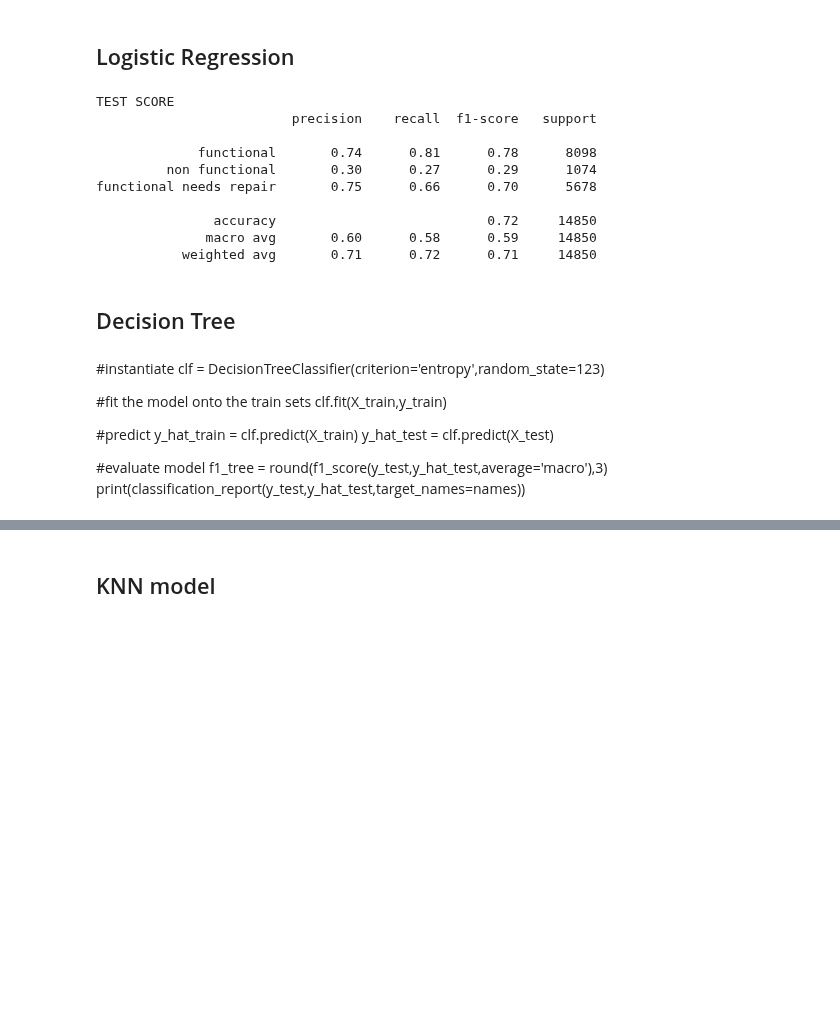
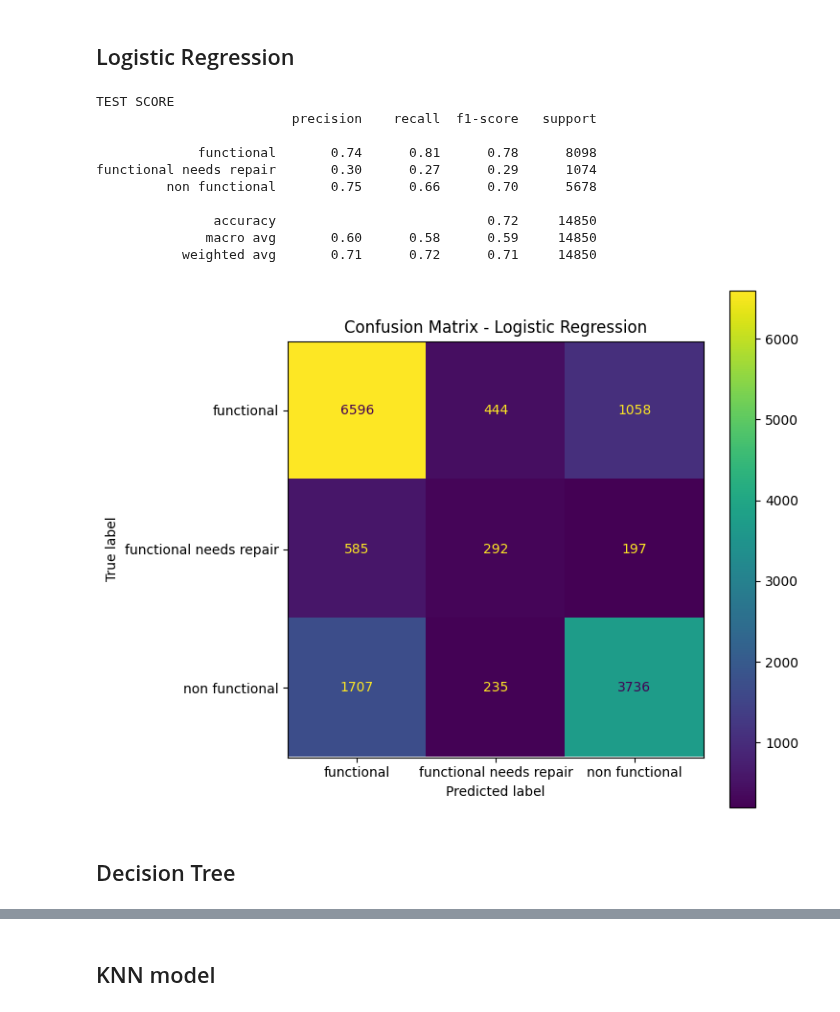
Before and after one commit to rahulakrish/water_pump_classifier, a Jupyter notebook: notebook.ipynb, the cells around one changed output, grey strips where cells are left out. Drawn from its saved outputs; the diff is of its cells as text; code cells hidden in the pictures; blank space fills up the shorter version.

Commit message:
confusion matrix done

```diff
--- a/notebook.ipynb
+++ b/notebook.ipynb
@@ -565,11 +590,11 @@ logreg.fit(X_train,y_train)
 
 
 #predict values of the model
-y_hat_train = logreg.predict(X_train)
+# y_hat_train = logreg.predict(X_train)
 y_hat_test = logreg.predict(X_test)
 
 #evaluate model
-names = ['functional','non functional','functional needs repair']
+names = ['functional','functional needs repair','non functional']
 f1_test_logreg = round(f1_score(y_test,y_hat_test,average='macro'),3)
 
 print('TEST SCORE')
@@ -579,25 +604,19 @@ TEST SCORE
                          precision    recall  f1-score   support
 
              functional       0.74      0.81      0.78      8098
-         non functional       0.30      0.27      0.29      1074
-functional needs repair       0.75      0.66      0.70      5678
+functional needs repair       0.30      0.27      0.29      1074
+         non functional       0.75      0.66      0.70      5678
 
                accuracy                           0.72     14850
               macro avg       0.60      0.58      0.59     14850
            weighted avg       0.71      0.72      0.71     14850
+# %%
+fig,ax = plt.subplots(figsize=(7,7))
+cm = confusion_matrix(y_test,y_hat_test)
+disp = ConfusionMatrixDisplay(cm,display_labels=names);
+disp.plot(ax=ax);
+ax.set_title('Confusion Matrix - Logistic Regression');
+# %% [output]
+[figure, added]
 # %% [markdown]
 ## Decision Tree
-# %% [markdown]
-#instantiate
-clf = DecisionTreeClassifier(criterion='entropy',random_state=123)
-
-#fit the model onto the train sets
-clf.fit(X_train,y_train)
-
-#predict
-y_hat_train = clf.predict(X_train)
-y_hat_test = clf.predict(X_test)
-
-#evaluate model
-f1_tree = round(f1_score(y_test,y_hat_test,average='macro'),3)
-print(classification_report(y_test,y_hat_test,target_names=names))
```
Also changed, not shown: parts of 6 cells of this notebook.
